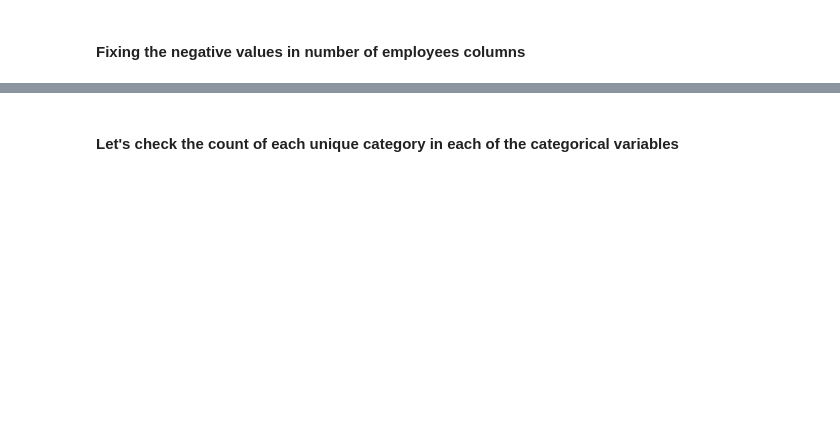
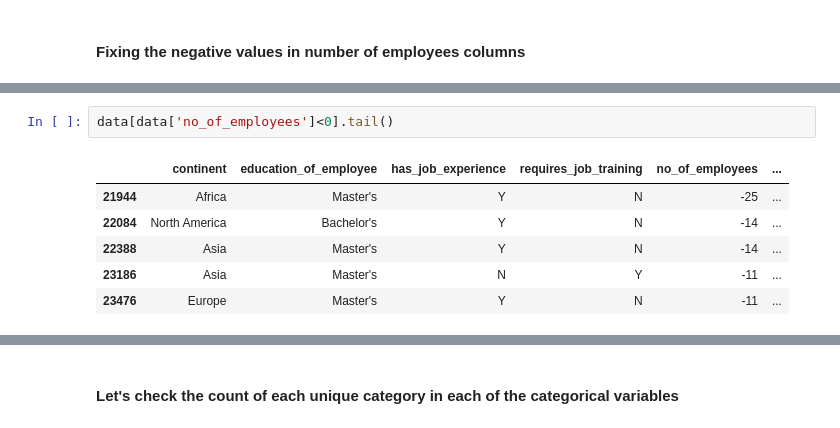
Before and after one commit to AkshayGovindaraj/GoogleColab, a Jupyter notebook: EasyVisa_Full_Code_Notebookv1.ipynb, the cells around one changed output, grey strips where cells are left out. Saved outputs shown, nothing was run; the diff lists cells and outputs as text; blank space fills up the shorter version.

```diff
--- a/EasyVisa_Full_Code_Notebookv1.ipynb
+++ b/EasyVisa_Full_Code_Notebookv1.ipynb
@@ -225,0 +259,9 @@ data.head()
+# %%
+data[data['no_of_employees']<0].tail()
+# %% [output]
+|  | continent | education_of_employee | has_job_experience | requires_job_training | no_of_employees | ... |
+| 21944 | Africa | Master's | Y | N | -25 | ... |
+| 22084 | North America | Bachelor's | Y | N | -14 | ... |
+| 22388 | Asia | Master's | Y | N | -14 | ... |
+| 23186 | Asia | Master's | N | Y | -11 | ... |
+| 23476 | Europe | Master's | Y | N | -11 | ... |
```
Also changed, not shown: parts of 16 cells of this notebook.
